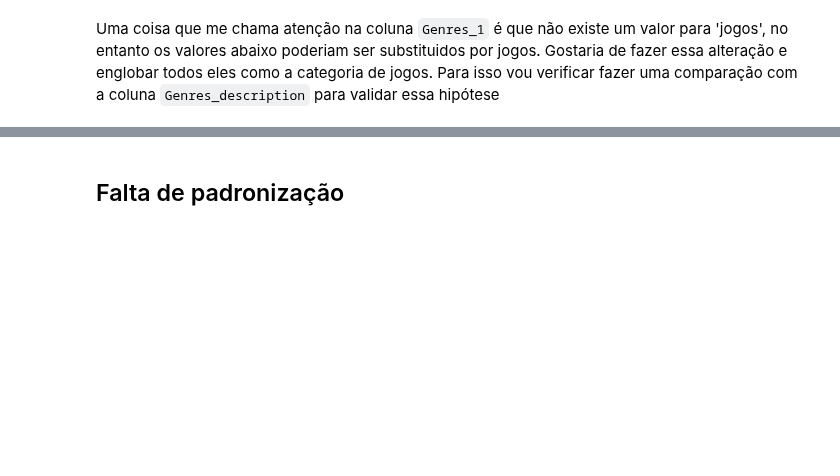
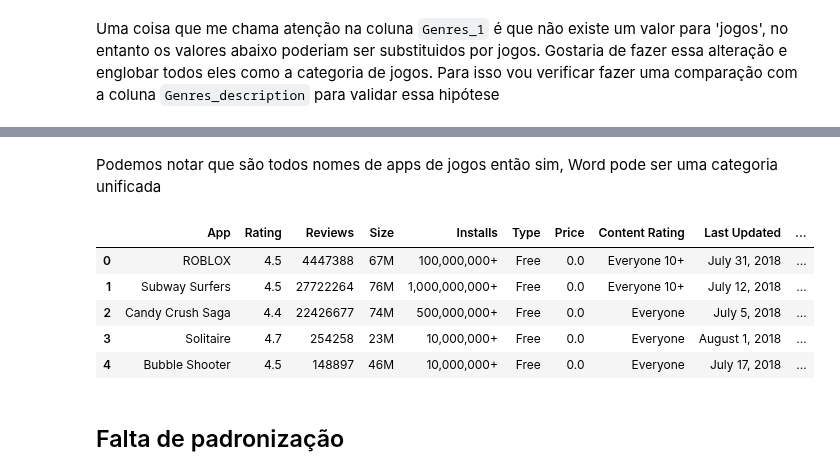
Before and after one commit to AlvaroSampaio/Google-play-store-apps, a Jupyter notebook: notebooks/01A-limpeza-de-dados.ipynb, the cells around one changed output, grey strips where cells are left out. Cells and saved outputs as stored; diff of their text form; code cells hidden in the pictures; blank space fills up the shorter version.

Commit message:
Fazendo algumas correções nos markdown que se referem a unificação da categoria games

```diff
--- a/notebooks/01A-limpeza-de-dados.ipynb
+++ b/notebooks/01A-limpeza-de-dados.ipynb
@@ -439,4 +444,4 @@ df_alterado_2['Genres_1'] = df_alterado_2['Genres_1'].replace(category_mapping)
 # %% [markdown]
 Uma coisa que me chama atenção na coluna `Genres_1` é que não existe um valor para 'jogos', no entanto os valores abaixo poderiam ser substituidos por jogos. Gostaria de fazer essa alteração e englobar todos eles como a categoria de jogos. Para isso vou verificar fazer uma comparação com a coluna `Genres_description` para validar essa hipótese
 # %%
-valores_suspeitos = ['Entertainment', 'Arcade', 'Adventure', 'Casual', 'Card', 'Action','Strategy', 'Puzzle', 'Racing','Simulation', 'Board', 'Trivia', 'Role Playing', 'Word']
+valores_suspeitos = ['Arcade', 'Adventure', 'Casual', 'Card', 'Action','Strategy', 'Puzzle', 'Racing','Simulation', 'Board', 'Trivia', 'Role Playing', 'Word']
@@ -492,5 +493,16 @@ Podemos notar que a descrição dos gêneros são na maioria descrição de apps
+# %% [markdown]
+Podemos notar que são todos nomes de apps de jogos então sim, Word pode ser uma categoria unificada
 # %%
 df_games_apps = df_alterado_2[df_alterado_2['Genres_1'].isin(valores_suspeitos)].copy().reset_index(drop=True)
+# %%
+df_games_apps.head()
+# %% [output]
+|  | App | Rating | Reviews | Size | Installs | Type | Price | Content Rating | Last Updated | ... |
+| 0 | ROBLOX | 4.5 | 4447388 | 67M | 100,000,000+ | Free | 0.0 | Everyone 10+ | July 31, 2018 | ... |
+| 1 | Subway Surfers | 4.5 | 27722264 | 76M | 1,000,000,000+ | Free | 0.0 | Everyone 10+ | July 12, 2018 | ... |
+| 2 | Candy Crush Saga | 4.4 | 22426677 | 74M | 500,000,000+ | Free | 0.0 | Everyone | July 5, 2018 | ... |
+| 3 | Solitaire | 4.7 | 254258 | 23M | 10,000,000+ | Free | 0.0 | Everyone | August 1, 2018 | ... |
+| 4 | Bubble Shooter | 4.5 | 148897 | 46M | 10,000,000+ | Free | 0.0 | Everyone | July 17, 2018 | ... |
 # %%
 df_games_renomeados = df_alterado_2.copy()
 # %%
```
Also changed, not shown: parts of 9 cells of this notebook.
